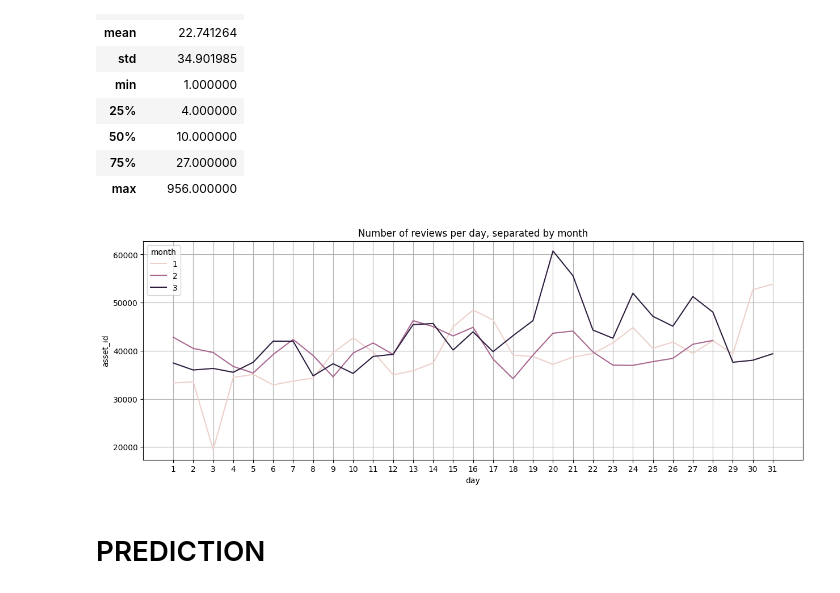
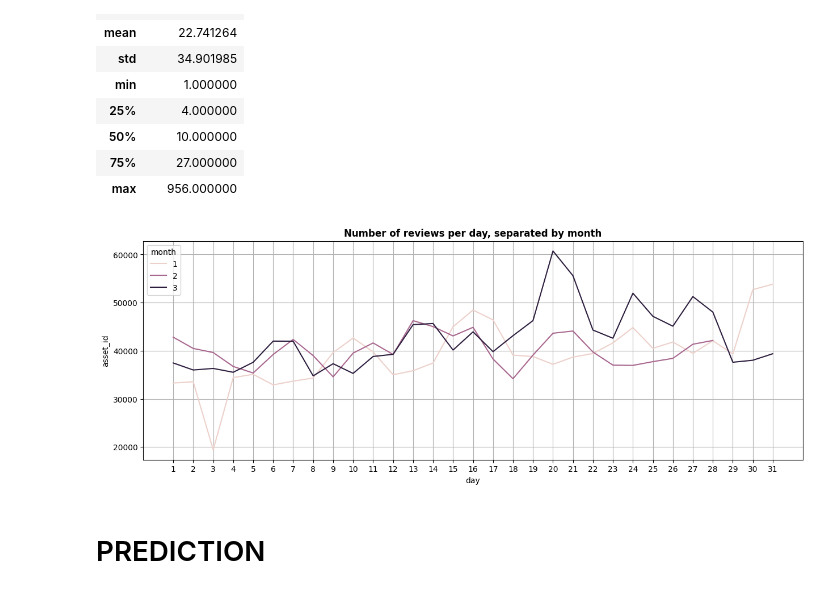
Before and after one commit to ferandmag/ICA_ML_recomendationSystemFLOW, a Jupyter notebook: recomendation_system_flow.ipynb, the cells around one changed output. Saved outputs shown, nothing was run; the diff lists cells and outputs as text; code cells hidden in the pictures.

```diff
--- a/recomendation_system_flow.ipynb
+++ b/recomendation_system_flow.ipynb
@@ -255,19 +257,19 @@ aux.describe()
 # %%
 # ploting visualizations/day-month
 aux = df.copy()
 aux['year'] = df['tunein'].dt.year
 aux['month'] = df['tunein'].dt.month
 aux['day'] = df['tunein'].dt.day
 aux = aux.groupby(['month', 'day'], as_index=False).count()[['month', 'day', 'asset_id']]
 
 plt.figure(figsize=(15,5))
 sns.lineplot(data=aux, x='day', y='asset_id', hue='month')
-plt.title("Number of reviews per day, separated by month")
+plt.title('Number of reviews per day, separated by month', fontdict={'fontsize': 12,'fontweight':'bold'})
 plt.xticks([x for x in range(aux['day'].min(), aux['day'].max() +1,1)])
 plt.grid(0.3)
 plt.show()
 # %% [output]
-[figure, old version]
+[figure, new version]
 # %% [markdown]
 # PREDICTION
 # %% [markdown]
```
Also changed, not shown: parts of 16 cells of this notebook.
